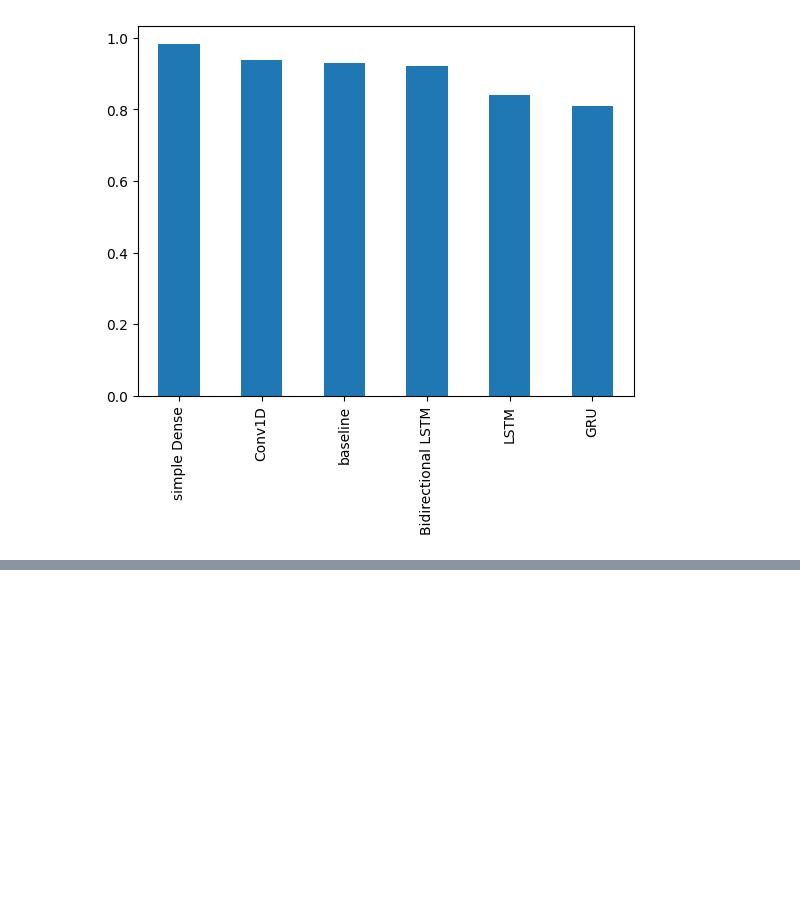
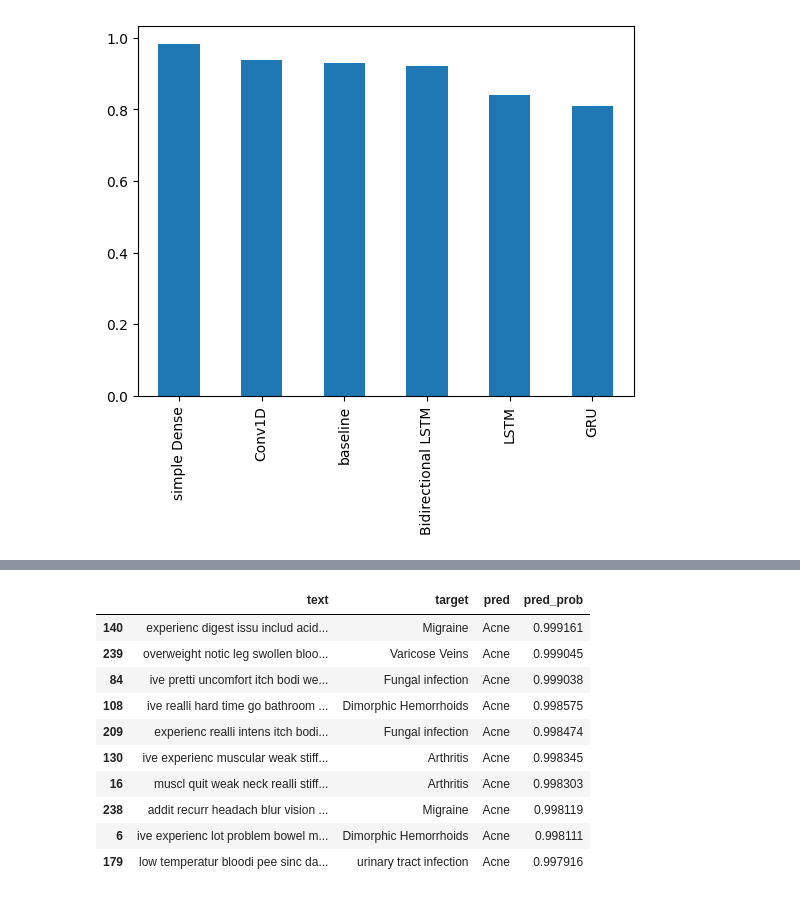
Before and after one commit to tahminehladi/NLP_25classes_symptoms, a Jupyter notebook: Sentiment_Analysis_SymptomsDisease.ipynb, the cells around one changed output, grey strips where cells are left out. Saved outputs shown, nothing was run; the diff lists cells and outputs as text; code cells hidden in the pictures; blank space fills up the shorter version.

```diff
--- a/Sentiment_Analysis_SymptomsDisease.ipynb
+++ b/Sentiment_Analysis_SymptomsDisease.ipynb
@@ -1169,3 +1168,10 @@ all_model_results.sort_values('f1', ascending=False)['f1'].plot(kind='bar')
 # %% [output]
 <Axes: >
 [figure]
+# %%
+# I will use model_dense for further analysis
+
+y_true= np.argmax(y_valid, axis=1).tolist() # Convert one-hot encoded labels to class labels
+preds=model_dense_loaded.predict(X_valid)
+y_probs=preds.tolist()
+y_preds=np.argmax(preds, axis=1).tolist()
@@ -1171,0 +1260,12 @@ all_model_results.sort_values('f1', ascending=False)['f1'].plot(kind='bar')
+# %%
+# Create a reverse mapping for labels
+category_reverse_mapping = class_names
+
+# Create dataframe with validation sentences and best performing model predictions
+val_df = pd.DataFrame({
+    "text": X_valid,
+    "target": [category_reverse_mapping[np.argmax(arr)] for arr in y_valid],
+    "pred": [category_reverse_mapping[np.argmax(arr)] for arr in y_preds],
+    "pred_prob": [np.max(arr) for arr in tf.squeeze(y_probs)]
+})
+val_df.head()
@@ -1171,0 +1279,16 @@ all_model_results.sort_values('f1', ascending=False)['f1'].plot(kind='bar')
+# %%
+# Find the wrong predictions and sort by prediction probabilities
+most_wrong = val_df[val_df["target"] != val_df["pred"]].sort_values("pred_prob", ascending=False)
+most_wrong[:10]
+# %% [output]
+|  | text | target | pred | pred_prob |
+| 140 | experienc digest issu includ acid... | Migraine | Acne | 0.999161 |
+| 239 | overweight notic leg swollen bloo... | Varicose Veins | Acne | 0.999045 |
+| 84 | ive pretti uncomfort itch bodi we... | Fungal infection | Acne | 0.999038 |
+| 108 | ive realli hard time go bathroom ... | Dimorphic Hemorrhoids | Acne | 0.998575 |
+| 209 | experienc realli intens itch bodi... | Fungal infection | Acne | 0.998474 |
+| 130 | ive experienc muscular weak stiff... | Arthritis | Acne | 0.998345 |
+| 16 | muscl quit weak neck realli stiff... | Arthritis | Acne | 0.998303 |
+| 238 | addit recurr headach blur vision ... | Migraine | Acne | 0.998119 |
+| 6 | ive experienc lot problem bowel m... | Dimorphic Hemorrhoids | Acne | 0.998111 |
+| 179 | low temperatur bloodi pee sinc da... | urinary tract infection | Acne | 0.997916 |
```
Also changed, not shown: parts of 14 cells of this notebook.
